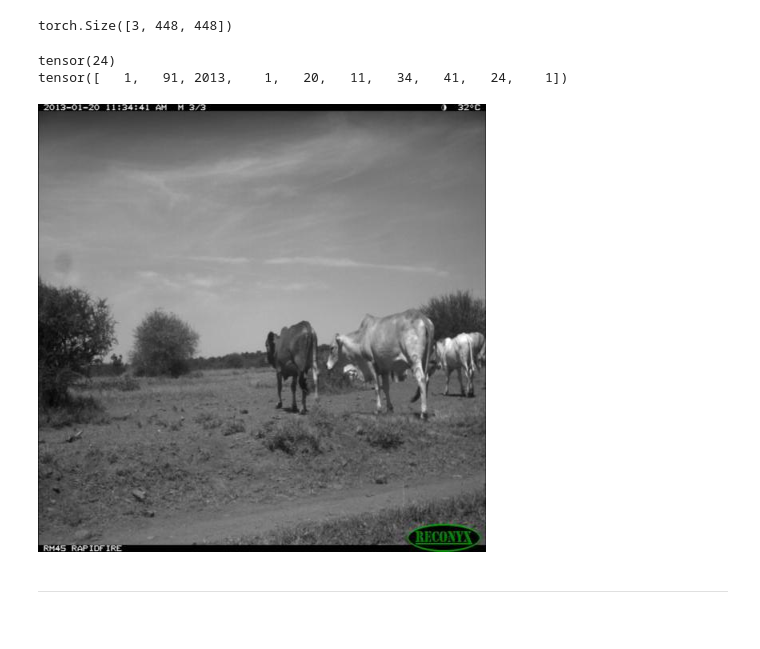
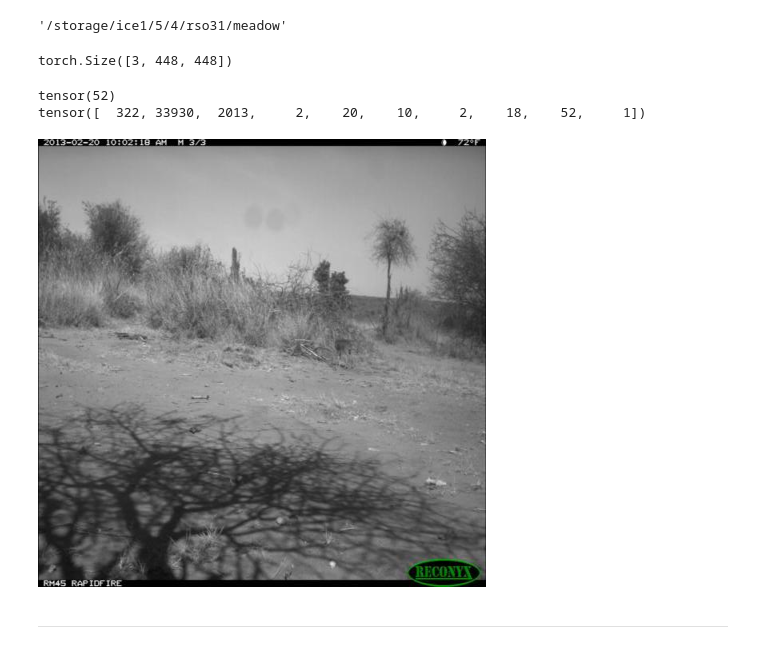
Before and after one commit to Data-Centric-ML-MEADOW/meadow, a Jupyter notebook: notebooks/color_histograms.ipynb, the cells around one changed output. Cells and saved outputs as stored; diff of their text form; code cells hidden in the pictures.

```diff
--- a/notebooks/color_histograms.ipynb
+++ b/notebooks/color_histograms.ipynb
@@ -2,6 +2,12 @@
 import wilds
 # %%
 import torchvision.transforms as transforms
+# %%
+import os
+os.chdir("..")
+os.getcwd()
+# %% [output]
+'/storage/ice1/5/4/rso31/meadow'
 # %%
 dataset = wilds.get_dataset(dataset="iwildcam")
 # %%
@@ -16,14 +22,14 @@ train_data[100][0].shape
 # %% [output]
 torch.Size([3, 448, 448])
 # %%
-i = 5
+i = -1
 print(train_data[i][1])
 print(train_data[i][2])
 transforms.functional.to_pil_image(train_data[i][0])
 # %% [output]
-tensor(24)
-tensor([   1,   91, 2013,    1,   20,   11,   34,   41,   24,    1])
+tensor(52)
+tensor([  322, 33930,  2013,     2,    20,    10,     2,    18,    52,     1])
-[figure, old version]
+[figure, new version]
 # %% [markdown]
 ---
 # %% [markdown]
```
Also changed, not shown: 3 other files.
